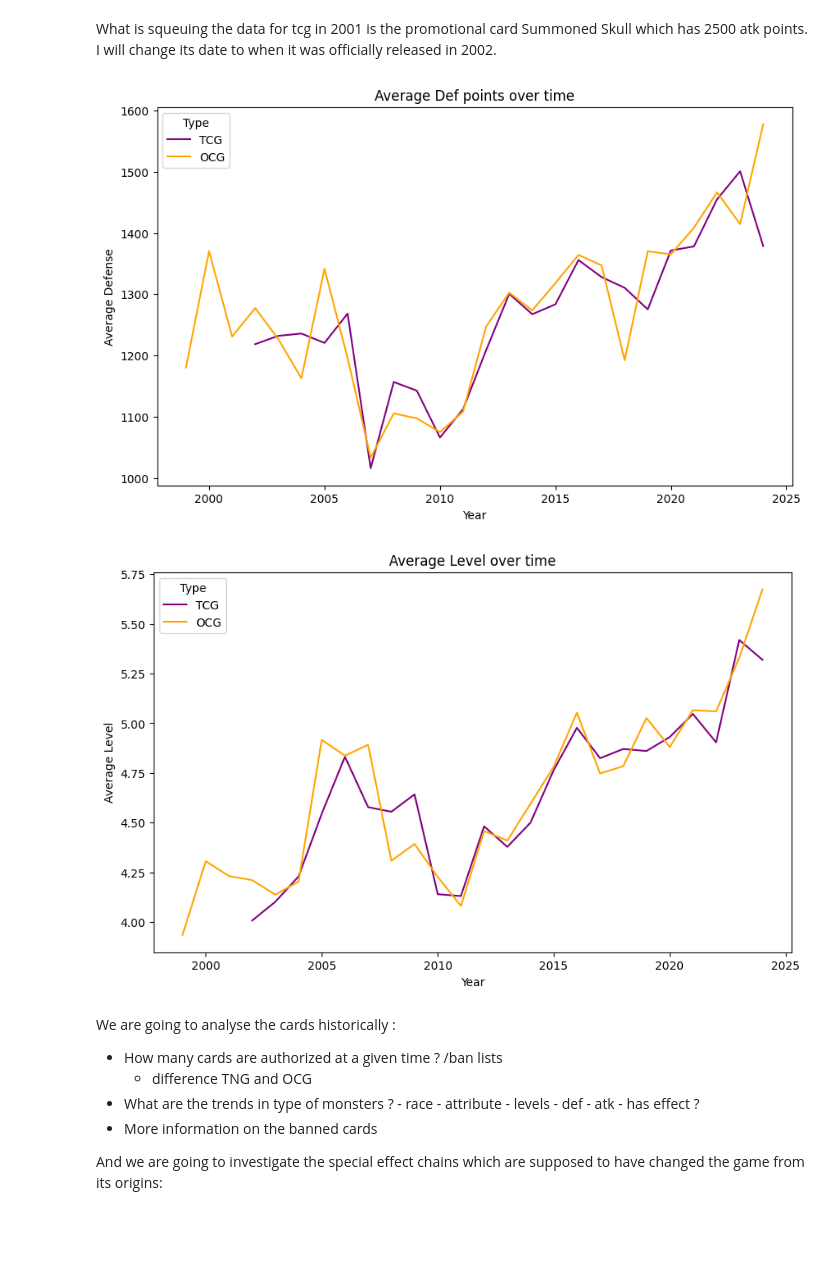
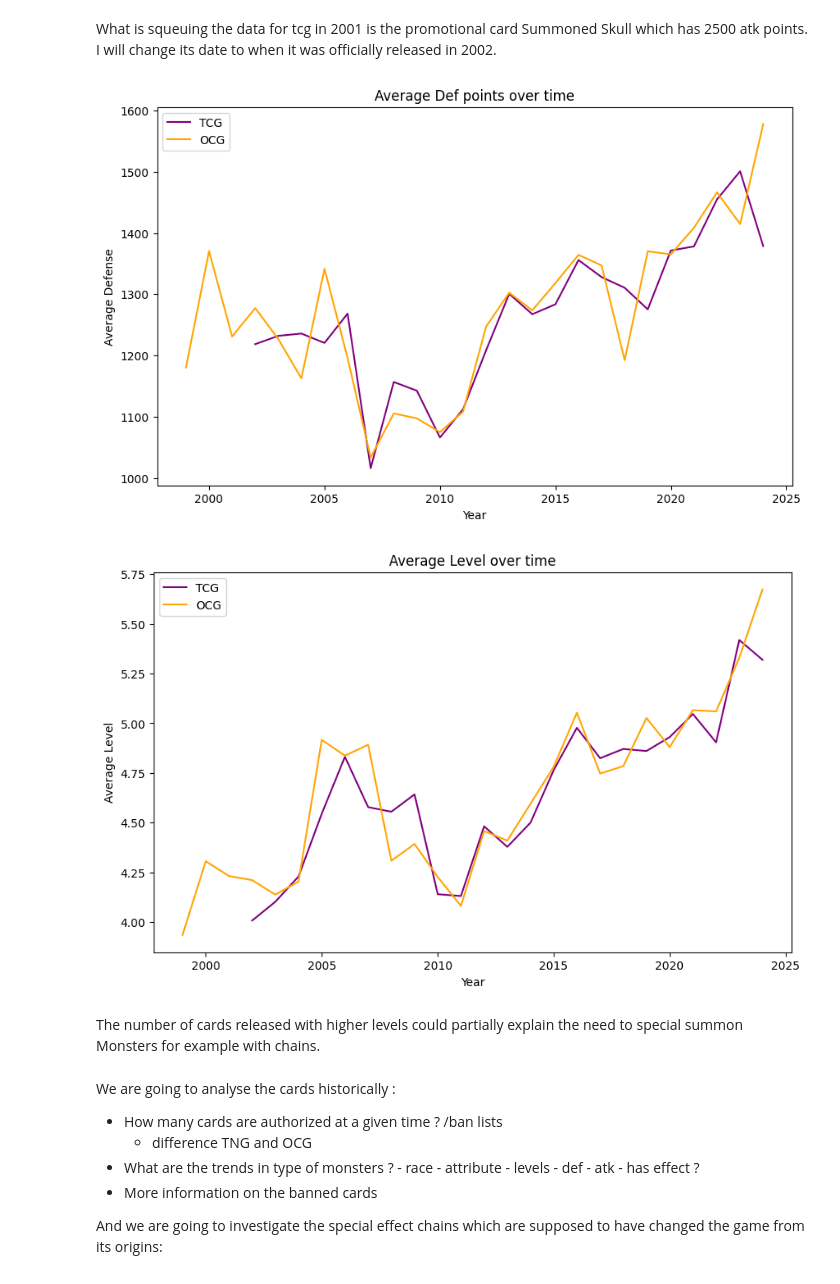
Before and after one commit to HanaeBonnafoux/yugioh, a Jupyter notebook: yu-gi-oh-s-evolution-through-the-cards.ipynb, the cells around one changed output. Cells and saved outputs as stored; diff of their text form; code cells hidden in the pictures; blank space fills up the shorter version.

Commit message:
Kaggle Notebook | Yu-Gi-Oh's evolution through the cards | Version 21

```diff
--- a/yu-gi-oh-s-evolution-through-the-cards.ipynb
+++ b/yu-gi-oh-s-evolution-through-the-cards.ipynb
@@ -312,17 +353,23 @@ Token             26
 Skill Card         1
 Name: count, dtype: int64
 # %%
-'''cards_data["tcg_year_month"] = cards_data["tcg_date_parsed"].dt.to_period("M")
-cards_data["tcg_year_month"] = cards_data["tcg_year_month"].dt.to_timestamp()
 # Group by the year and month and calculate the mean attack points
 avg_atk_tcg = cards_data[cards_data["primary_type"]=="Monster Card"].groupby("tcg_year")["atk"].mean().reset_index()
 avg_atk_ocg = cards_data[cards_data["primary_type"]=="Monster Card"].groupby("ocg_year")["atk"].mean().reset_index()
-print(avg_atk_tcg.head())
-print(avg_atk_ocg.head())
 
-sns.relplot(data=avg_atk_tcg, x="tcg_year", y="atk", kind="line")
-sns.relplot(data=avg_atk_ocg, x="ocg_year", y="atk", kind="line")
-plt.title("Average Atk points over time")
+# Create a single plot with multiple subplots (one for each line plot)
+fig, ax = plt.subplots(figsize=(10, 6))
+
+# Plot the TCG data
+sns.lineplot(data=avg_atk_tcg, x="tcg_year", y="atk", ax=ax, label="TCG", color='purple')
+
+# Plot the OCG data
+sns.lineplot(data=avg_atk_ocg, x="ocg_year", y="atk", ax=ax, label="OCG", color='orange')
+
+# Customize plot
+ax.set_title("Average Atk points over time")
+ax.set_xlabel("Year")
+ax.set_ylabel("Average Atk")
+
 plt.show()
-'''
 # %% [output]
@@ -358,26 +382,25 @@ cards_data.loc[cards_data["tcg_year"] == 2001, "tcg_year"] = 2002
 # %%
 # Group by the year and month and calculate the mean defense points
 avg_def_tcg = cards_data[cards_data["primary_type"]=="Monster Card"].groupby("tcg_year")["def"].mean().reset_index()
 avg_def_ocg = cards_data[cards_data["primary_type"]=="Monster Card"].groupby("ocg_year")["def"].mean().reset_index()
 
 # Create a single plot with multiple subplots (one for each line plot)
-fig, ax = plt.subplots(figsize=(10, 6))  # Customize size as needed
+fig, ax = plt.subplots(figsize=(10, 6))
 
 # Plot the TCG data
 sns.lineplot(data=avg_def_tcg, x="tcg_year", y="def", ax=ax, label="TCG", color='purple')
 
 # Plot the OCG data
 sns.lineplot(data=avg_def_ocg, x="ocg_year", y="def", ax=ax, label="OCG", color='orange')
 
 # Customize plot
 ax.set_title("Average Def points over time")
 ax.set_xlabel("Year")
 ax.set_ylabel("Average Defense")
-ax.legend(title="Type")  # Add a legend to distinguish between TCG and OCG
 
 plt.show()
 # %% [output]
-[figure, old version]
+[figure, new version]
 # %%
 # Group by the year and month and calculate the mean attack points
 avg_level_tcg = cards_data[cards_data["primary_type"]=="Monster Card"].groupby("tcg_year")["level"].mean().reset_index()
@@ -396,11 +419,12 @@ sns.lineplot(data=avg_level_ocg, x="ocg_year", y="level", ax=ax, label="OCG", co
 ax.set_title("Average Level over time")
 ax.set_xlabel("Year")
 ax.set_ylabel("Average Level")
-ax.legend(title="Type")  # Add a legend to distinguish between TCG and OCG
 
 plt.show()
 # %% [output]
-[figure, old version]
+[figure, new version]
+# %% [markdown]
+The number of cards released with higher levels could partially explain the need to special summon Monsters for example with chains.
 # %% [markdown]
 We are going to analyse the cards historically :
 - How many cards are authorized at a given time ? /ban lists
```
Also changed, not shown: parts of 7 cells of this notebook.
